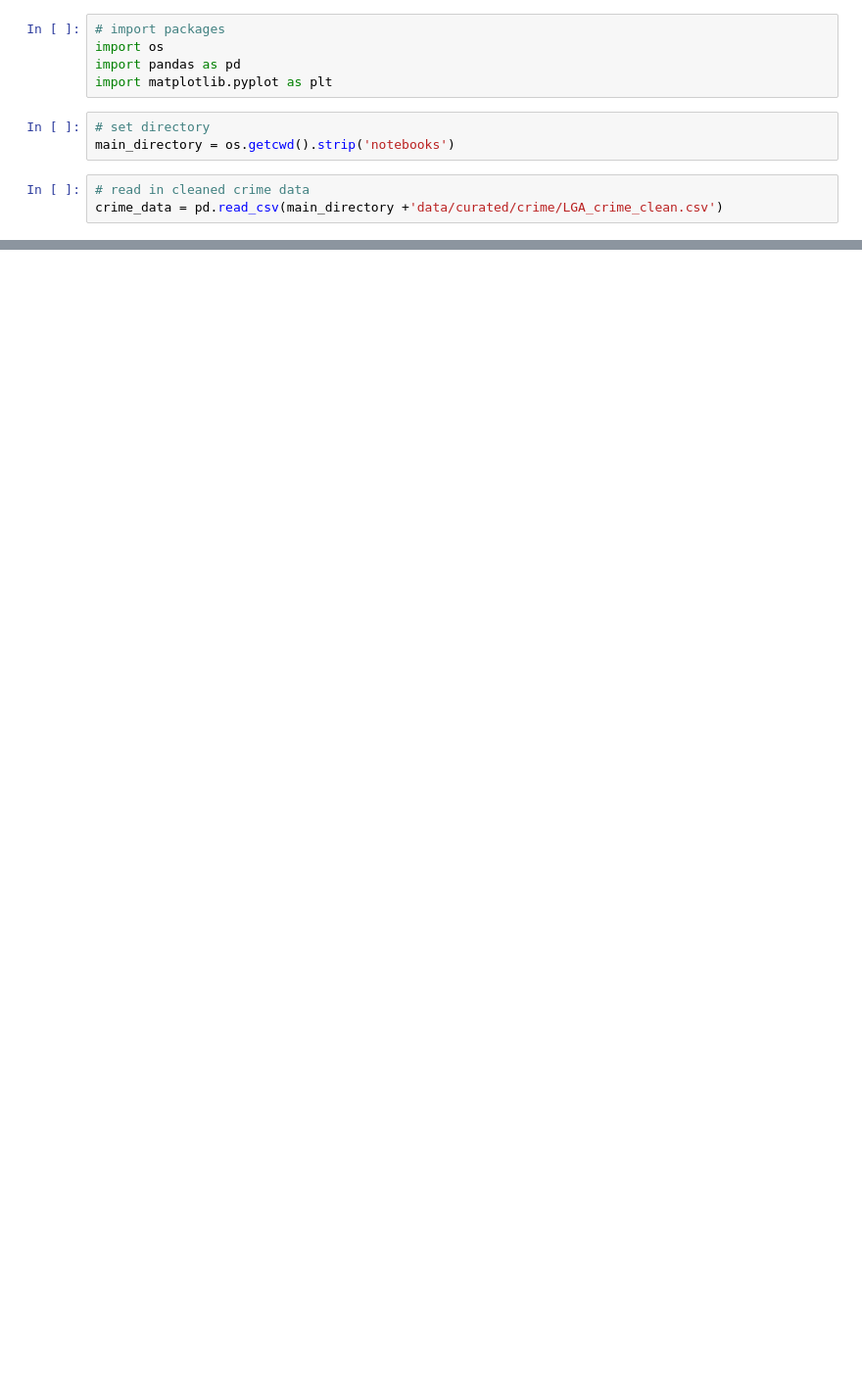
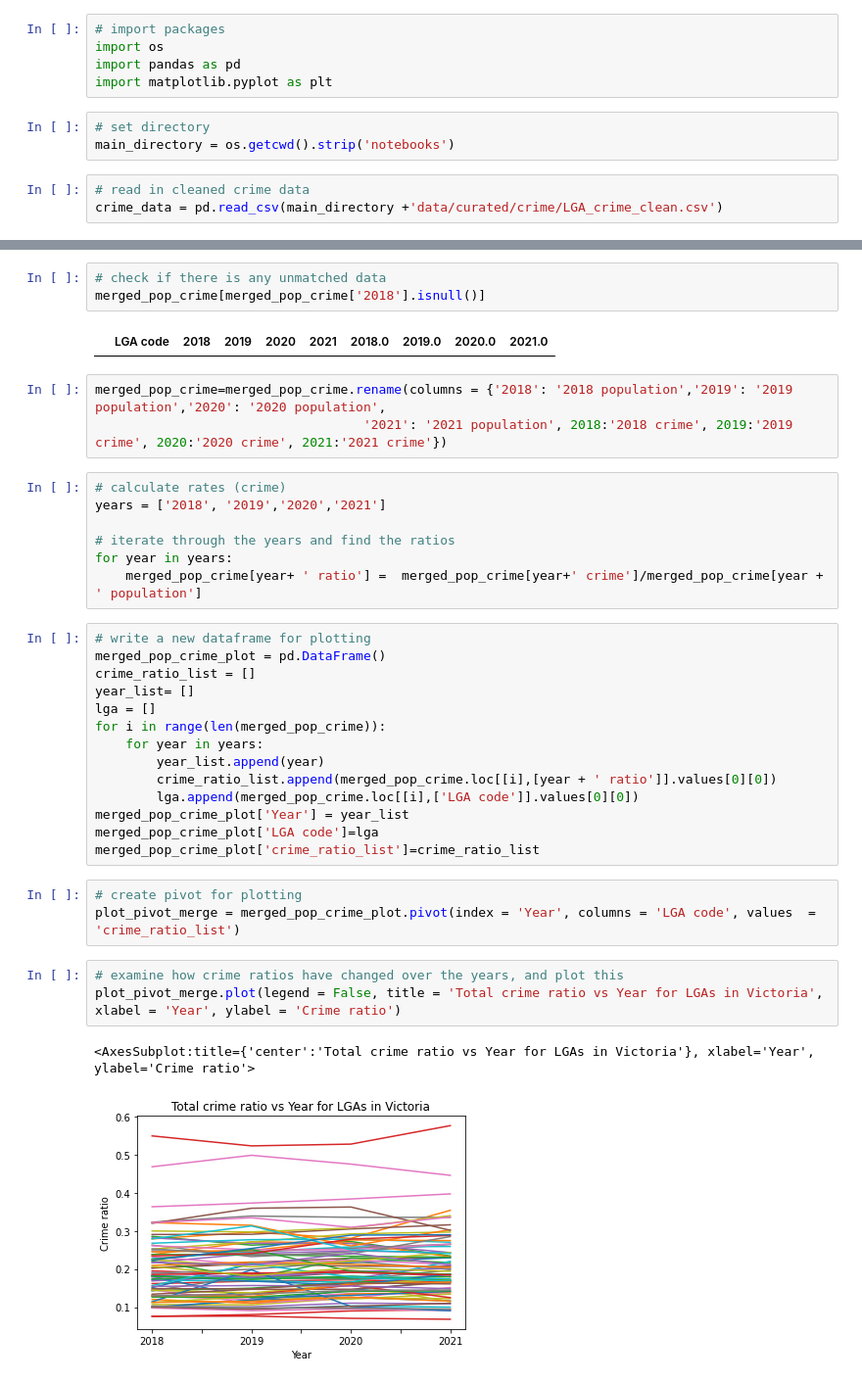
Before and after one commit to MAST30034-Applied-Data-Science/generic-real-estate-consulting-project-18, a Jupyter notebook: notebooks/Crime_forecast_generation.ipynb, the cells around one changed output, grey strips where cells are left out. Shown at 98% size. Drawn from its saved outputs; the diff is of its cells as text; blank space fills up the shorter version.

```diff
--- a/notebooks/Crime_forecast_generation.ipynb
+++ b/notebooks/Crime_forecast_generation.ipynb
@@ -55,0 +96,38 @@ Name: Year, dtype: int64
+# %%
+# check if there is any unmatched data
+merged_pop_crime[merged_pop_crime['2018'].isnull()]
+# %% [output]
+|  | LGA code | 2018 | 2019 | 2020 | 2021 | 2018.0 | 2019.0 | 2020.0 | 2021.0 |
+# %%
+merged_pop_crime=merged_pop_crime.rename(columns = {'2018': '2018 population','2019': '2019 population','2020': '2020 population',
+                                   '2021': '2021 population', 2018:'2018 crime', 2019:'2019 crime', 2020:'2020 crime', 2021:'2021 crime'})
+# %%
+# calculate rates (crime)
+years = ['2018', '2019','2020','2021']
+
+# iterate through the years and find the ratios
+for year in years:
+    merged_pop_crime[year+ ' ratio'] =  merged_pop_crime[year+' crime']/merged_pop_crime[year + ' population']
+# %%
+# write a new dataframe for plotting
+merged_pop_crime_plot = pd.DataFrame()
+crime_ratio_list = []
+year_list= []
+lga = []
+for i in range(len(merged_pop_crime)):
+    for year in years:
+        year_list.append(year)
+        crime_ratio_list.append(merged_pop_crime.loc[[i],[year + ' ratio']].values[0][0])
+        lga.append(merged_pop_crime.loc[[i],['LGA code']].values[0][0])
+merged_pop_crime_plot['Year'] = year_list
+merged_pop_crime_plot['LGA code']=lga
+merged_pop_crime_plot['crime_ratio_list']=crime_ratio_list
+# %%
+# create pivot for plotting
+plot_pivot_merge = merged_pop_crime_plot.pivot(index = 'Year', columns = 'LGA code', values  = 'crime_ratio_list')
+# %%
+# examine how crime ratios have changed over the years, and plot this
+plot_pivot_merge.plot(legend = False, title = 'Total crime ratio vs Year for LGAs in Victoria', xlabel = 'Year', ylabel = 'Crime ratio')
+# %% [output]
+<AxesSubplot:title={'center':'Total crime ratio vs Year for LGAs in Victoria'}, xlabel='Year', ylabel='Crime ratio'>
+[figure, added]
```
Also changed, not shown: parts of 22 cells of this notebook, 3 other files.
